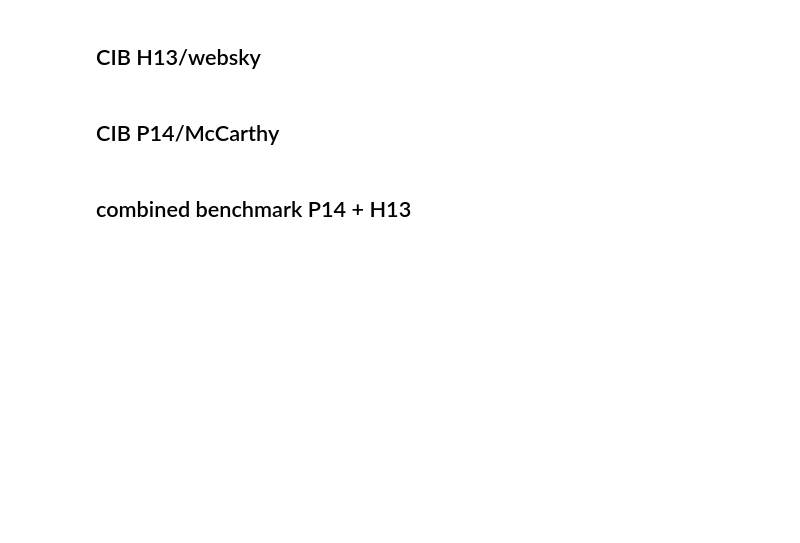
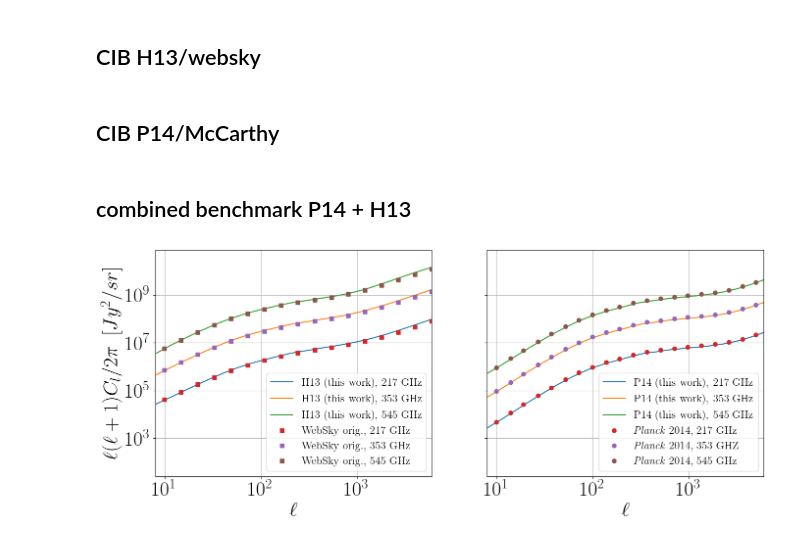
Before and after one commit to olakusiak/deCIBing, a Jupyter notebook: paper_plots.ipynb, the cells around one changed output. Drawn from its saved outputs; the diff is of its cells as text; code cells hidden in the pictures; blank space fills up the shorter version.

```diff
--- a/paper_plots.ipynb
+++ b/paper_plots.ipynb
@@ -1037,36 +1051,38 @@ for (i,nu) in enumerate([217,353,545]):
     ell, cib = np.loadtxt(path_to_files2 + str(nu)+"x"+str(nu)+"_GHz_CIBxCIB.txt")
     ax2.plot(ell, cib*Jysr_to_uKcmb(nu)**2, label=r'P14 (this work), %.1i GHz '%(nu))
 
-ax2.plot(ell_MM20, (cib_1h_MM20_217+cib_2h_MM20_217),"o", label = "\emph{Planck} 2014, 217 GHz")
-ax2.plot(ell_MM20, (cib_1h_MM20_353+cib_2h_MM20_353),"o", label = "\emph{Planck} 2014, 353 GHZ")
-ax2.plot(ell_MM20, (cib_1h_MM20_545+cib_2h_MM20_545),"o", label = "\emph{Planck} 2014, 545 GHz")
+ax2.plot(ell_MM20_217, (cib_1h_MM20_217+cib_2h_MM20_217),"o", label = "\emph{Planck} 2014, 217 GHz")
+ax2.plot(ell_MM20_353, (cib_1h_MM20_353+cib_2h_MM20_353),"o", label = "\emph{Planck} 2014, 353 GHZ")
+ax2.plot(ell_MM20_545, (cib_1h_MM20_545+cib_2h_MM20_545),"o", label = "\emph{Planck} 2014, 545 GHz")
 
 for (i,nu) in enumerate([217,353,545]):
     ell, cib = np.loadtxt(path_to_files + str(nu)+"x"+str(nu)+"_GHz_CIBxCIB.txt")
     ax1.plot(ell, cib*Jysr_to_uKcmb(nu)**2, label=r'H13 (this work), %.1i GHz '%(nu))
 for (i,nu) in enumerate([217,353,545]):
     ell_orig, cib_orig = np.loadtxt("/Users/aleksandra/Desktop/CIB_websky_original_class_sz_"+str(nu)+".txt")
     ax1.plot(ell_orig[::2], cib_orig[::2], "s", label=r'WebSky orig., %.1i GHz '%(nu))
 
 # plt.yscale("linear")
 # plt.xscale("log")
 # plt.xlim(10, 1e4)
 
 ax1.set_xlim(8, 6e3)
 ax2.set_xlim(8, 6e3)
 ax1.set_yscale("log")
 ax2.set_yscale("log")
 ax1.set_xscale("log")
 ax2.set_xscale("log")
 ax1.grid(which='both',alpha=1)
 ax2.grid(which='both',alpha=1)
 ax1.tick_params(axis="x", labelsize=30)
 ax1.tick_params(axis="y", labelsize=30)
 ax2.tick_params(axis="x", labelsize=30)
 ax2.tick_params(axis="y", labelsize=30)
 ax1.minorticks_off()
 
 ax1.legend(loc='lower right', fontsize=16)
 ax2.legend(loc='lower right', fontsize=16)
 
 plt.savefig(path_plots+'cib_compare.pdf', bbox_inches = "tight")
+# %% [output]
+[figure, added]
```
Also changed, not shown: parts of 2 cells of this notebook.
